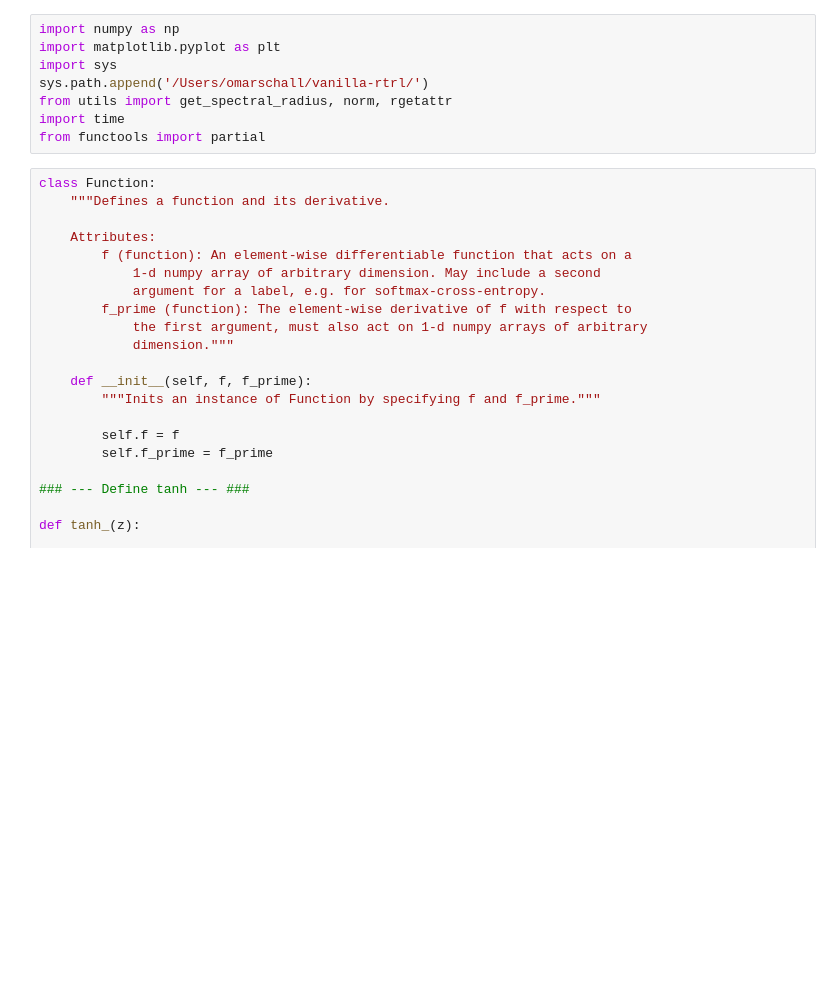
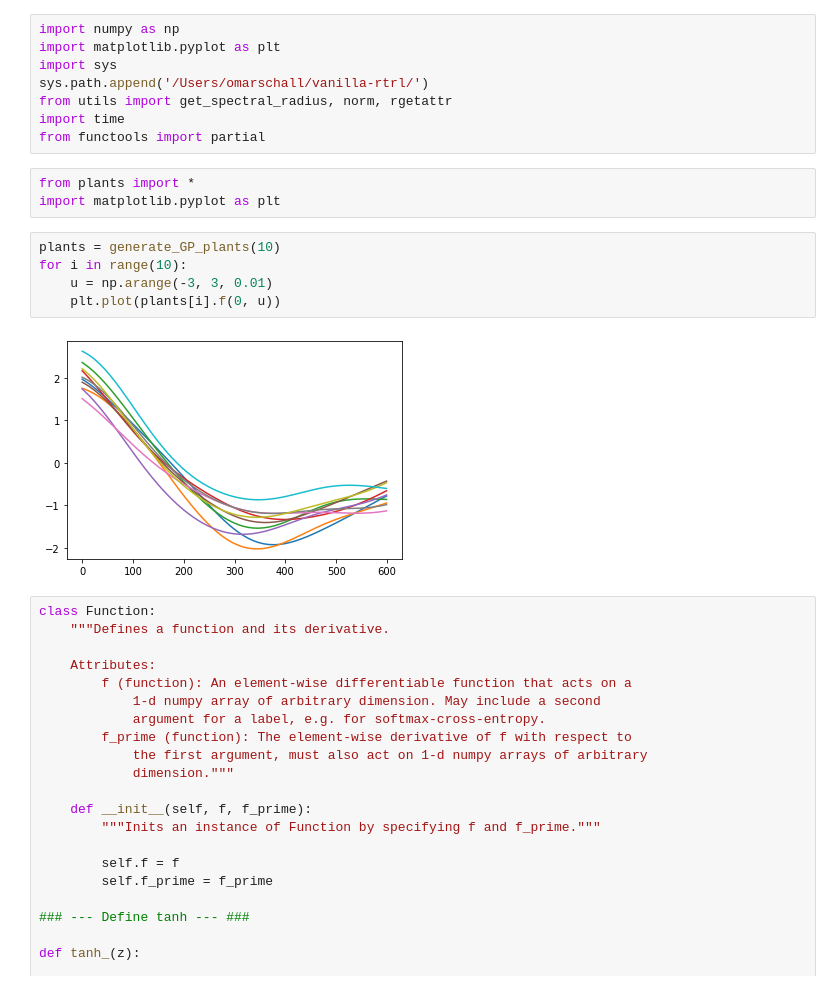
Before and after one commit to omarschall/plant-fibers, a Jupyter notebook: main.ipynb, the cells around one changed output. Cells and saved outputs as stored; diff of their text form; blank space fills up the shorter version.

```diff
--- a/main.ipynb
+++ b/main.ipynb
@@ -6,6 +6,16 @@ sys.path.append('/Users/omarschall/vanilla-rtrl/')
 from utils import get_spectral_radius, norm, rgetattr
 import time
 from functools import partial
+# %%
+from plants import *
+import matplotlib.pyplot as plt
+# %%
+plants = generate_GP_plants(10)
+for i in range(10):
+    u = np.arange(-3, 3, 0.01)
+    plt.plot(plants[i].f(0, u))
+# %% [output]
+[figure, added]
 # %%
 class Function:
     """Defines a function and its derivative.
```
Also changed, not shown: 23 other files.
